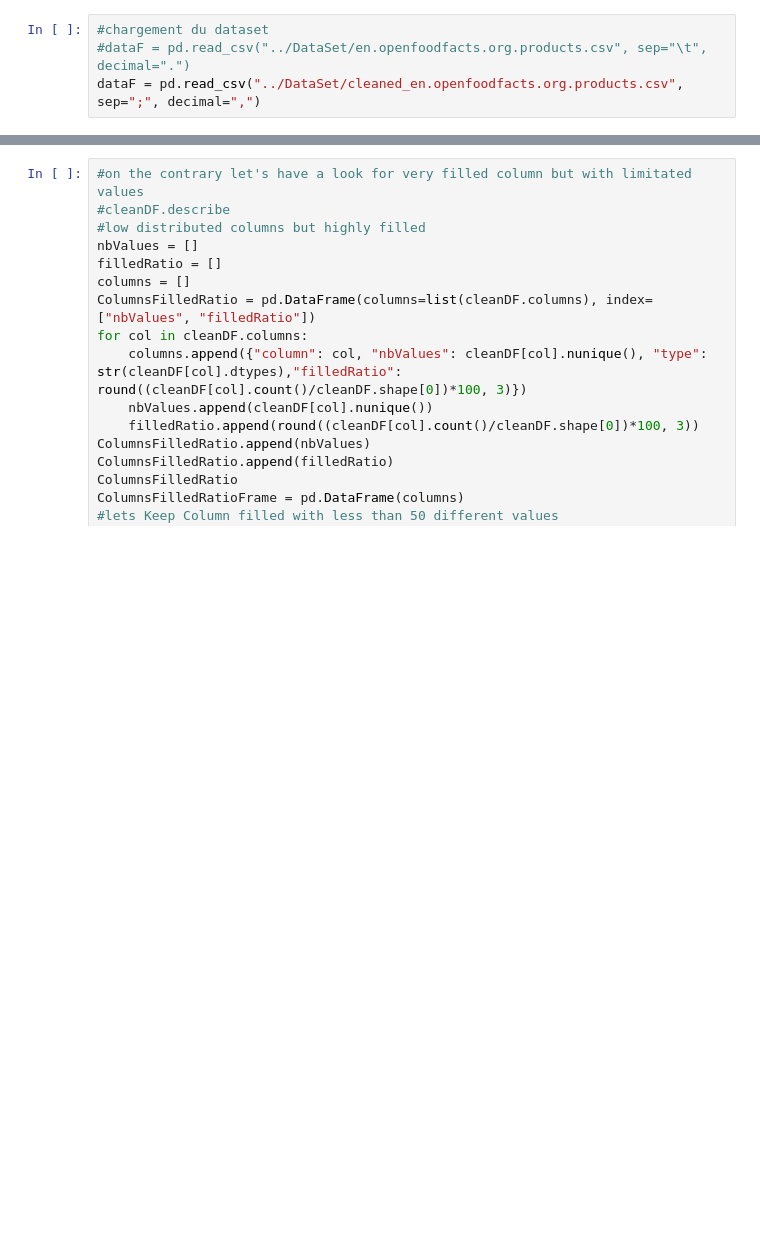
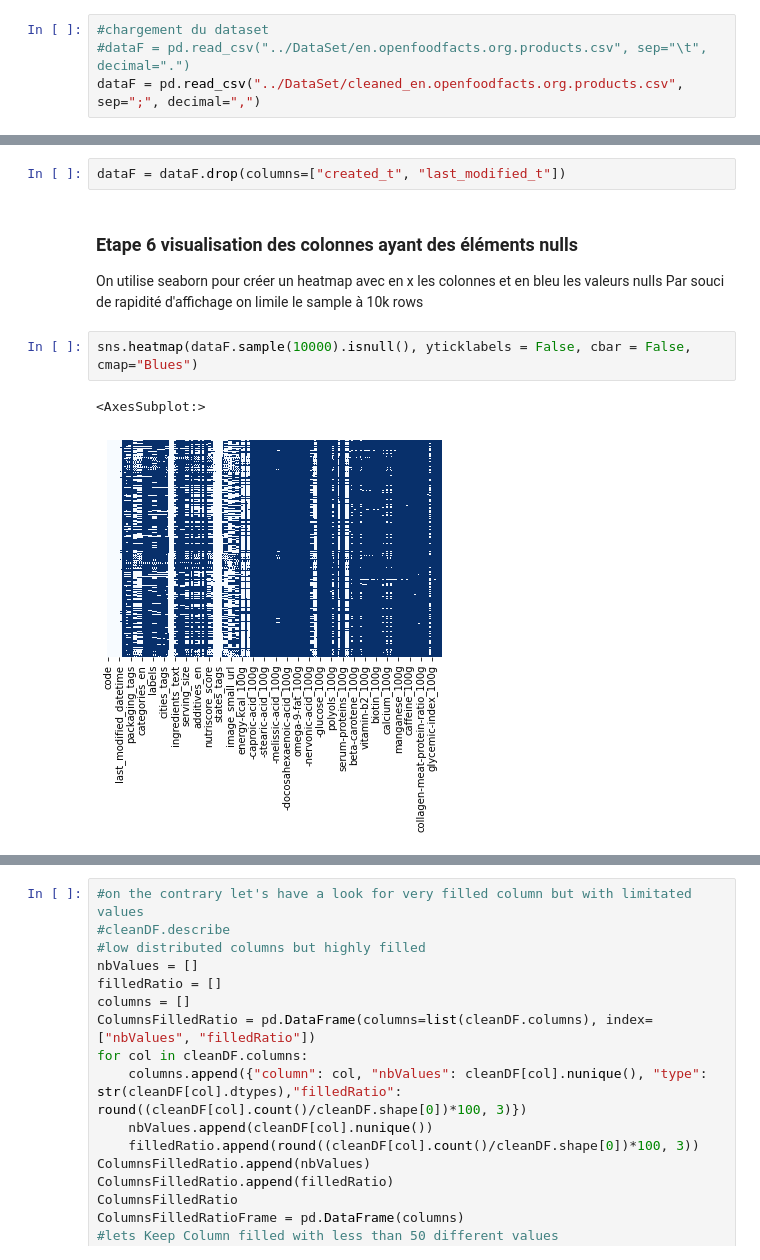
Before and after one commit to benMiniconi/OpenFoodFact, a Jupyter notebook: Projet Final/PSanté_01_notebook_nettoyage.ipynb, the cells around one changed output, grey strips where cells are left out. Cells and saved outputs as stored; diff of their text form; blank space fills up the shorter version.

Commit message:
Cleaning and sorting des étapes du notebook 1 pour le rendu Dossier ad'hoc créé sur le drive. #TODO Même procedure à faire pour le noteboo2

```diff
--- a/Projet Final/PSanté_01_notebook_nettoyage.ipynb
+++ b/Projet Final/PSanté_01_notebook_nettoyage.ipynb
@@ -134,0 +64,11 @@ sns.heatmap(correlations, annot = True)
+# %%
+dataF = dataF.drop(columns=["created_t", "last_modified_t"])
+# %% [markdown]
+### Etape 6 visualisation des colonnes ayant des éléments nulls
+On utilise seaborn pour créer un heatmap avec en x les colonnes et en bleu les valeurs nulls
+Par souci de rapidité d'affichage on limile le sample à 10k rows
+# %%
+sns.heatmap(dataF.sample(10000).isnull(), yticklabels = False, cbar = False, cmap="Blues")
+# %% [output]
+<AxesSubplot:>
+[figure, added]
```
Also changed, not shown: parts of 59 cells of this notebook.
